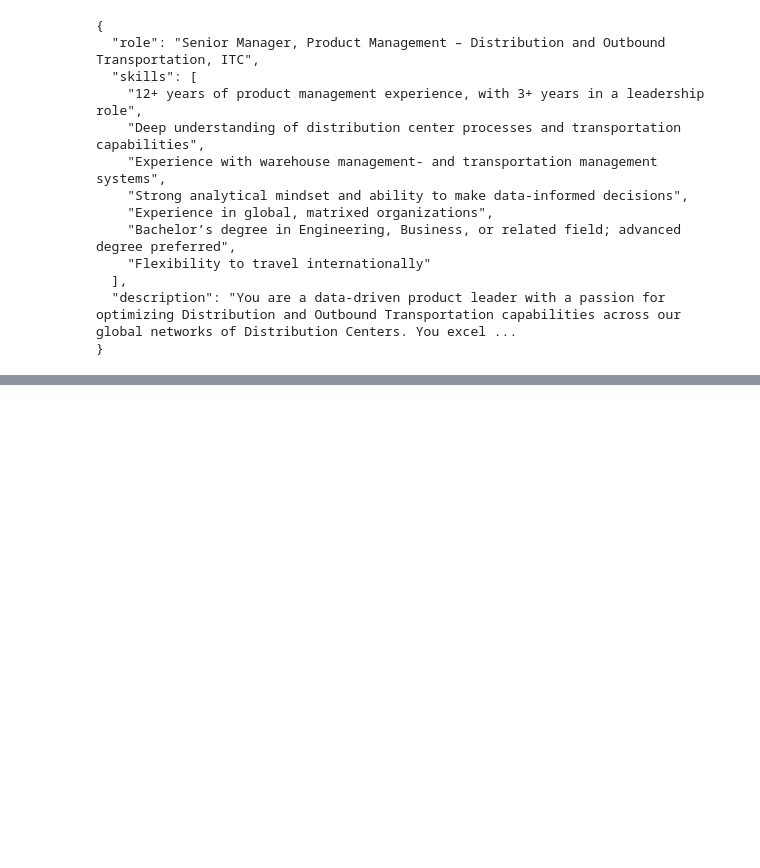
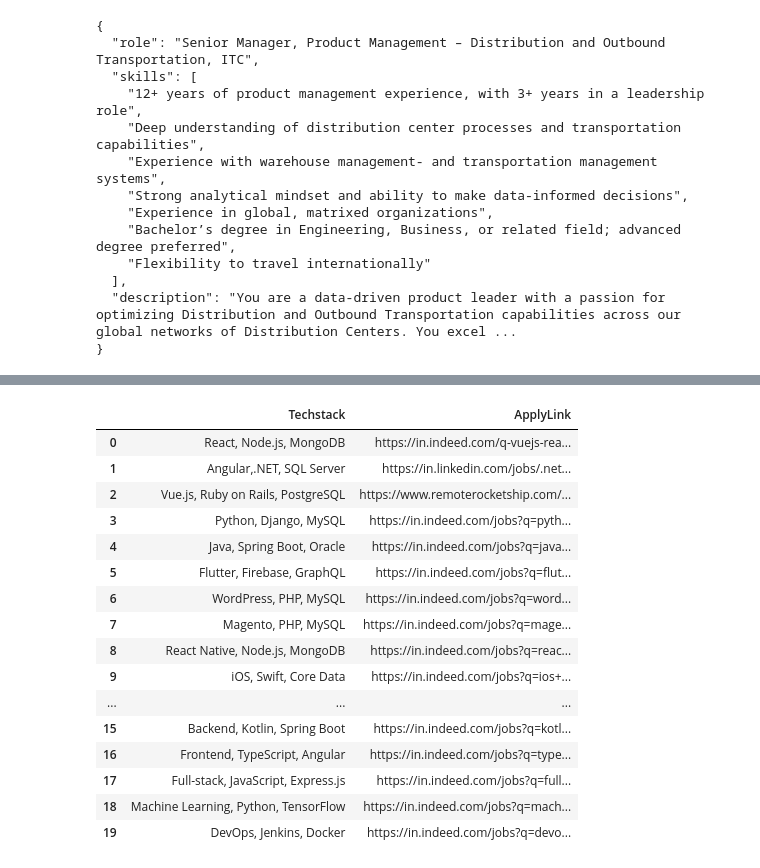
Before and after one commit to MinavKaria/Langchain_Explore, a Jupyter notebook: email_generator.ipynb, the cells around one changed output, grey strips where cells are left out. Saved outputs shown, nothing was run; the diff lists cells and outputs as text; code cells hidden in the pictures; blank space fills up the shorter version.

```diff
--- a/email_generator.ipynb
+++ b/email_generator.ipynb
@@ -81,0 +121,23 @@ print(res.content)
+# %%
+import pandas as pd
+
+df=pd.read_csv("./job_skills.csv")
+df
+# %% [output]
+|  | Techstack | ApplyLink |
+| 0 | React, Node.js, MongoDB | https://in.indeed.com/q-vuejs-rea... |
+| 1 | Angular,.NET, SQL Server | https://in.linkedin.com/jobs/.net... |
+| 2 | Vue.js, Ruby on Rails, PostgreSQL | https://www.remoterocketship.com/... |
+| 3 | Python, Django, MySQL | https://in.indeed.com/jobs?q=pyth... |
+| 4 | Java, Spring Boot, Oracle | https://in.indeed.com/jobs?q=java... |
+| 5 | Flutter, Firebase, GraphQL | https://in.indeed.com/jobs?q=flut... |
+| 6 | WordPress, PHP, MySQL | https://in.indeed.com/jobs?q=word... |
+| 7 | Magento, PHP, MySQL | https://in.indeed.com/jobs?q=mage... |
+| 8 | React Native, Node.js, MongoDB | https://in.indeed.com/jobs?q=reac... |
+| 9 | iOS, Swift, Core Data | https://in.indeed.com/jobs?q=ios+... |
+| ... | ... | ... |
+| 15 | Backend, Kotlin, Spring Boot | https://in.indeed.com/jobs?q=kotl... |
+| 16 | Frontend, TypeScript, Angular | https://in.indeed.com/jobs?q=type... |
+| 17 | Full-stack, JavaScript, Express.js | https://in.indeed.com/jobs?q=full... |
+| 18 | Machine Learning, Python, TensorFlow | https://in.indeed.com/jobs?q=mach... |
+| 19 | DevOps, Jenkins, Docker | https://in.indeed.com/jobs?q=devo... |
```
Also changed, not shown: parts of 9 cells of this notebook, 6 other files.
